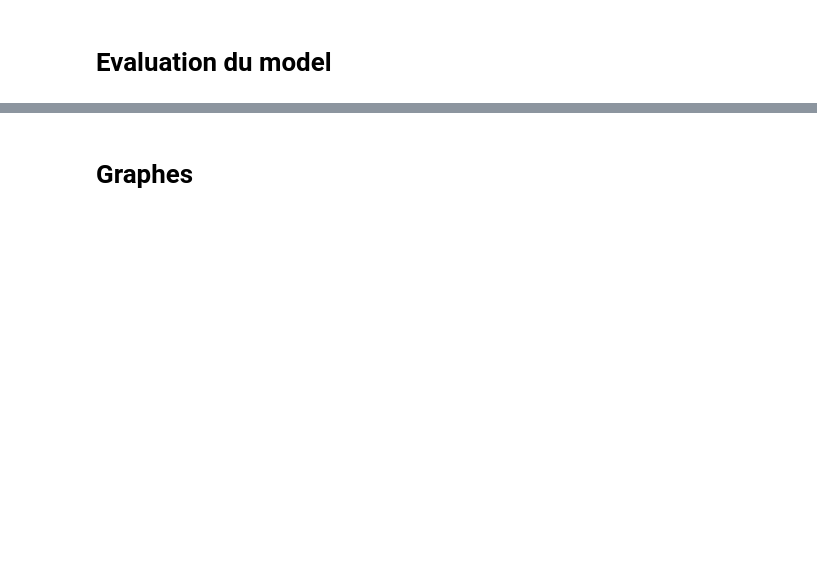
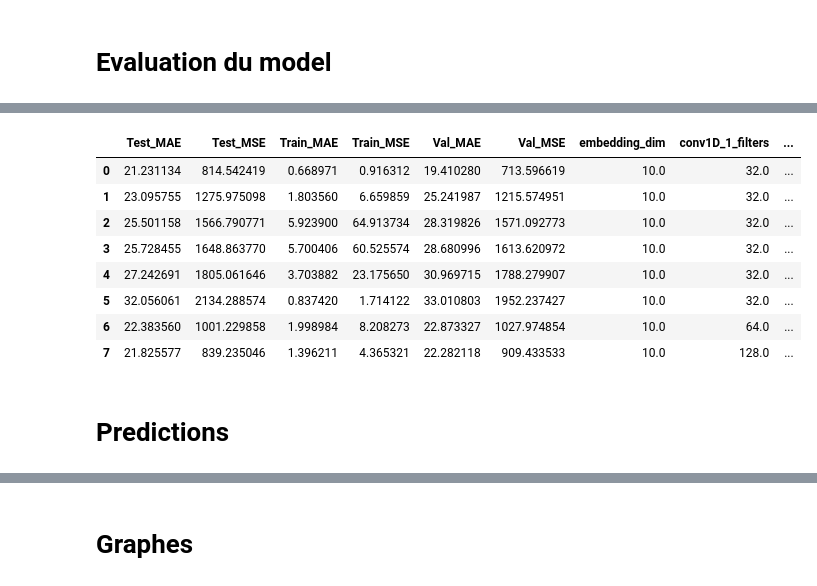
Before and after one commit to dorianGT/Text-Datation-With-CNN, a Jupyter notebook: TER.ipynb, the cells around one changed output, grey strips where cells are left out. Saved outputs shown, nothing was run; the diff lists cells and outputs as text; code cells hidden in the pictures; blank space fills up the shorter version.

```diff
--- a/TER.ipynb
+++ b/TER.ipynb
@@ -108,7 +108,7 @@ max_len = 1000
 class WordTokenizer:
     def __init__(self):
         self.word_to_number = {}
-        self.next_number = 0
+        self.next_number = 1
 
     def tokenize(self, list_of_texts):
         total_texts = len(list_of_texts)
@@ -142,9 +142,9 @@ class WordTokenizer:
 
             for token in tokens:
                 if token not in self.word_to_number:
-                    continue
-
-                token_lists[-1].append(self.word_to_number[token])
+                    token_lists[-1].append(0)
+                else:
+                    token_lists[-1].append(self.word_to_number[token])
 
             percentage = (i + 1) / total_texts * 100
             print(f"Progress: {percentage:.2f}% complete")
@@ -521,17 +659,17 @@ Epoch 60/100
 # %%
 # Evaluate the model on the test data
 print("Evaluation on Test Data:")
-model.evaluate(data_test, y_test)
+loss_test,mae_test = model.evaluate(data_test, y_test)
 print()
 
 # Evaluate the model on the training data
 print("Evaluation on Training Data:")
-model.evaluate(data_train, y_train)
+loss_train,mae_train = model.evaluate(data_train, y_train)
 print()
 
 # Evaluate the model on the validation data
 print("Evaluation on Validation Data:")
-model.evaluate(data_val, y_val)
+loss_validation,mae_validation = model.evaluate(data_val, y_val)
 print()
 # %% [output]
 Evaluation on Test Data:
@@ -545,3 +706,29 @@ Evaluation on Validation Data:
+# %%
+# Charger les données à partir du fichier CSV
+mae_data = pd.read_csv('mae_data.csv')
+
+nouvelle_ligne = [mae_test,loss_test,mae_train,loss_train,mae_validation,loss_validation,
+                  model_params['embedding_dim'],model_params['conv1D_1_filters'],model_params['conv1D_1_kernel']]
+
+# Ajouter la nouvelle ligne à la DataFrame
+mae_data.loc[len(mae_data)] = nouvelle_ligne
+
+mae_data.to_csv('mae_data.csv', index=False)
+
+# Afficher les données mises à jour
+display(mae_data)
+# %% [output]
+|  | Test_MAE | Test_MSE | Train_MAE | Train_MSE | Val_MAE | Val_MSE | embedding_dim | conv1D_1_filters | ... |
+| 0 | 21.231134 | 814.542419 | 0.668971 | 0.916312 | 19.410280 | 713.596619 | 10.0 | 32.0 | ... |
+| 1 | 23.095755 | 1275.975098 | 1.803560 | 6.659859 | 25.241987 | 1215.574951 | 10.0 | 32.0 | ... |
+| 2 | 25.501158 | 1566.790771 | 5.923900 | 64.913734 | 28.319826 | 1571.092773 | 10.0 | 32.0 | ... |
+| 3 | 25.728455 | 1648.863770 | 5.700406 | 60.525574 | 28.680996 | 1613.620972 | 10.0 | 32.0 | ... |
+| 4 | 27.242691 | 1805.061646 | 3.703882 | 23.175650 | 30.969715 | 1788.279907 | 10.0 | 32.0 | ... |
+| 5 | 32.056061 | 2134.288574 | 0.837420 | 1.714122 | 33.010803 | 1952.237427 | 10.0 | 32.0 | ... |
+| 6 | 22.383560 | 1001.229858 | 1.998984 | 8.208273 | 22.873327 | 1027.974854 | 10.0 | 64.0 | ... |
+| 7 | 21.825577 | 839.235046 | 1.396211 | 4.365321 | 22.282118 | 909.433533 | 10.0 | 128.0 | ... |
+# %% [markdown]
+# Predictions
 # %%
 # Utiliser le modèle pour prédire les dates sur les données de test
 predictions = model.predict(data_test)
```
Also changed, not shown: parts of 25 cells of this notebook.
